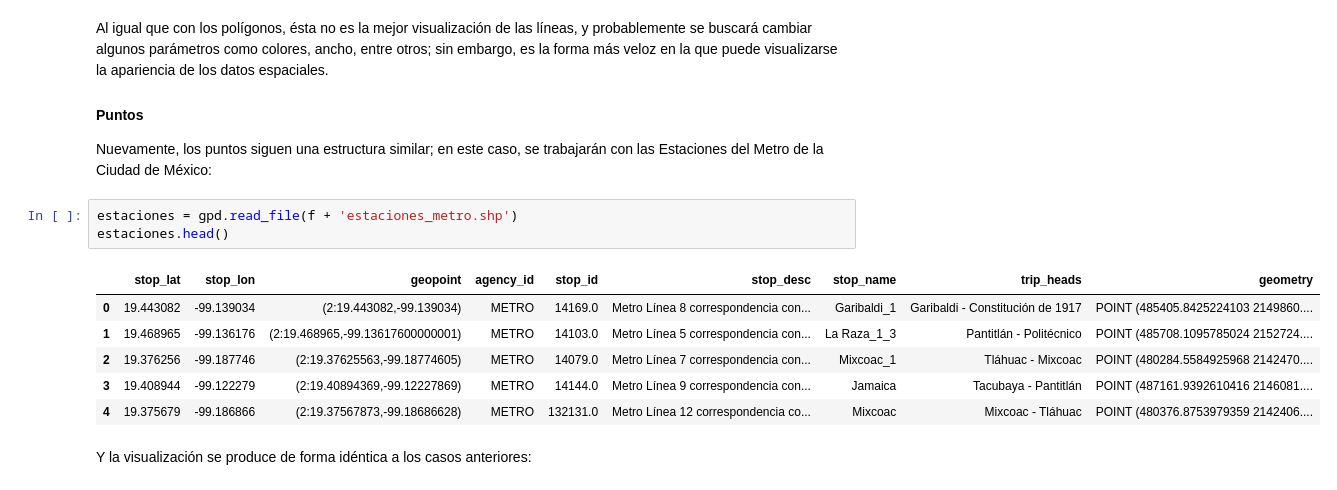
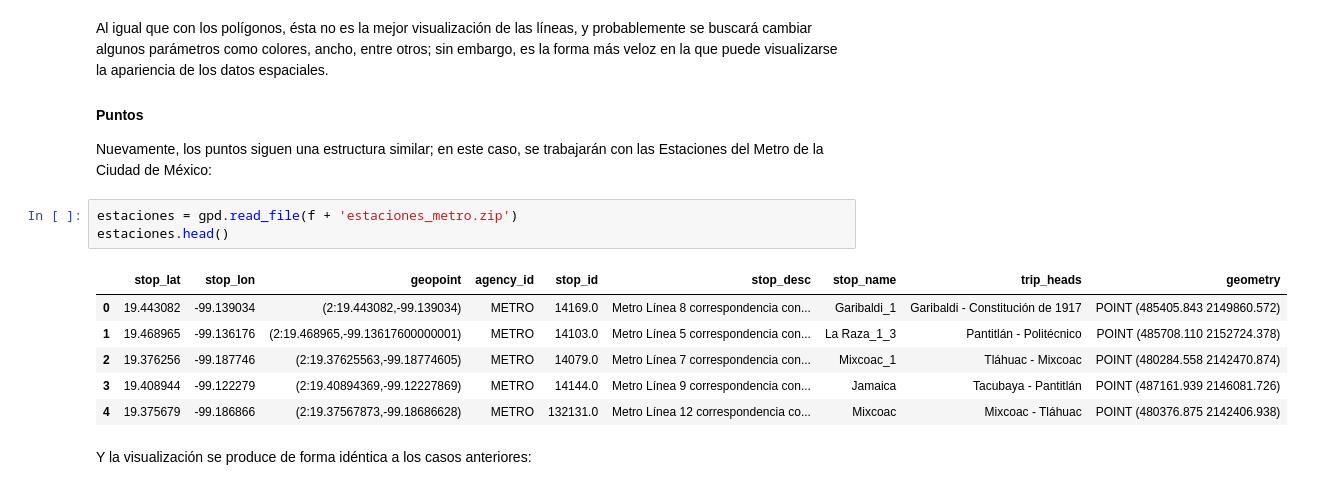
Before and after one commit to CentroGeo/curso-geoinformatica-2, a Jupyter notebook: 02_geovisualizacion/02_geovisualizacion.ipynb, the cells around one changed output. Saved outputs shown, nothing was run; the diff lists cells and outputs as text.

```diff
--- a/02_geovisualizacion/02_geovisualizacion.ipynb
+++ b/02_geovisualizacion/02_geovisualizacion.ipynb
@@ -99,15 +130,15 @@ Al igual que con los polígonos, ésta no es la mejor visualización de las lín
 #### Puntos
 Nuevamente, los puntos siguen una estructura similar; en este caso, se trabajarán con las Estaciones del Metro de la Ciudad de México:
 # %%
-estaciones = gpd.read_file(f + 'estaciones_metro.shp')
+estaciones = gpd.read_file(f + 'estaciones_metro.zip')
 estaciones.head()
 # %% [output]
 |  | stop_lat | stop_lon | geopoint | agency_id | stop_id | stop_desc | stop_name | trip_heads | geometry |
-| 0 | 19.443082 | -99.139034 | (2:19.443082,-99.139034) | METRO | 14169.0 | Metro Línea 8 correspondencia con... | Garibaldi_1 | Garibaldi - Constitución de 1917 | POINT (485405.8425224103 2149860.... |
-| 1 | 19.468965 | -99.136176 | (2:19.468965,-99.13617600000001) | METRO | 14103.0 | Metro Línea 5 correspondencia con... | La Raza_1_3 | Pantitlán - Politécnico | POINT (485708.1095785024 2152724.... |
-| 2 | 19.376256 | -99.187746 | (2:19.37625563,-99.18774605) | METRO | 14079.0 | Metro Línea 7 correspondencia con... | Mixcoac_1 | Tláhuac - Mixcoac | POINT (480284.5584925968 2142470.... |
-| 3 | 19.408944 | -99.122279 | (2:19.40894369,-99.12227869) | METRO | 14144.0 | Metro Línea 9 correspondencia con... | Jamaica | Tacubaya - Pantitlán | POINT (487161.9392610416 2146081.... |
-| 4 | 19.375679 | -99.186866 | (2:19.37567873,-99.18686628) | METRO | 132131.0 | Metro Línea 12 correspondencia co... | Mixcoac | Mixcoac - Tláhuac | POINT (480376.8753979359 2142406.... |
+| 0 | 19.443082 | -99.139034 | (2:19.443082,-99.139034) | METRO | 14169.0 | Metro Línea 8 correspondencia con... | Garibaldi_1 | Garibaldi - Constitución de 1917 | POINT (485405.843 2149860.572) |
+| 1 | 19.468965 | -99.136176 | (2:19.468965,-99.13617600000001) | METRO | 14103.0 | Metro Línea 5 correspondencia con... | La Raza_1_3 | Pantitlán - Politécnico | POINT (485708.110 2152724.378) |
+| 2 | 19.376256 | -99.187746 | (2:19.37625563,-99.18774605) | METRO | 14079.0 | Metro Línea 7 correspondencia con... | Mixcoac_1 | Tláhuac - Mixcoac | POINT (480284.558 2142470.874) |
+| 3 | 19.408944 | -99.122279 | (2:19.40894369,-99.12227869) | METRO | 14144.0 | Metro Línea 9 correspondencia con... | Jamaica | Tacubaya - Pantitlán | POINT (487161.939 2146081.726) |
+| 4 | 19.375679 | -99.186866 | (2:19.37567873,-99.18686628) | METRO | 132131.0 | Metro Línea 12 correspondencia co... | Mixcoac | Mixcoac - Tláhuac | POINT (480376.875 2142406.938) |
 # %% [markdown]
 Y la visualización se produce de forma idéntica a los casos anteriores:
 # %%
```
Also changed, not shown: parts of 6 cells of this notebook, 8 other files.
